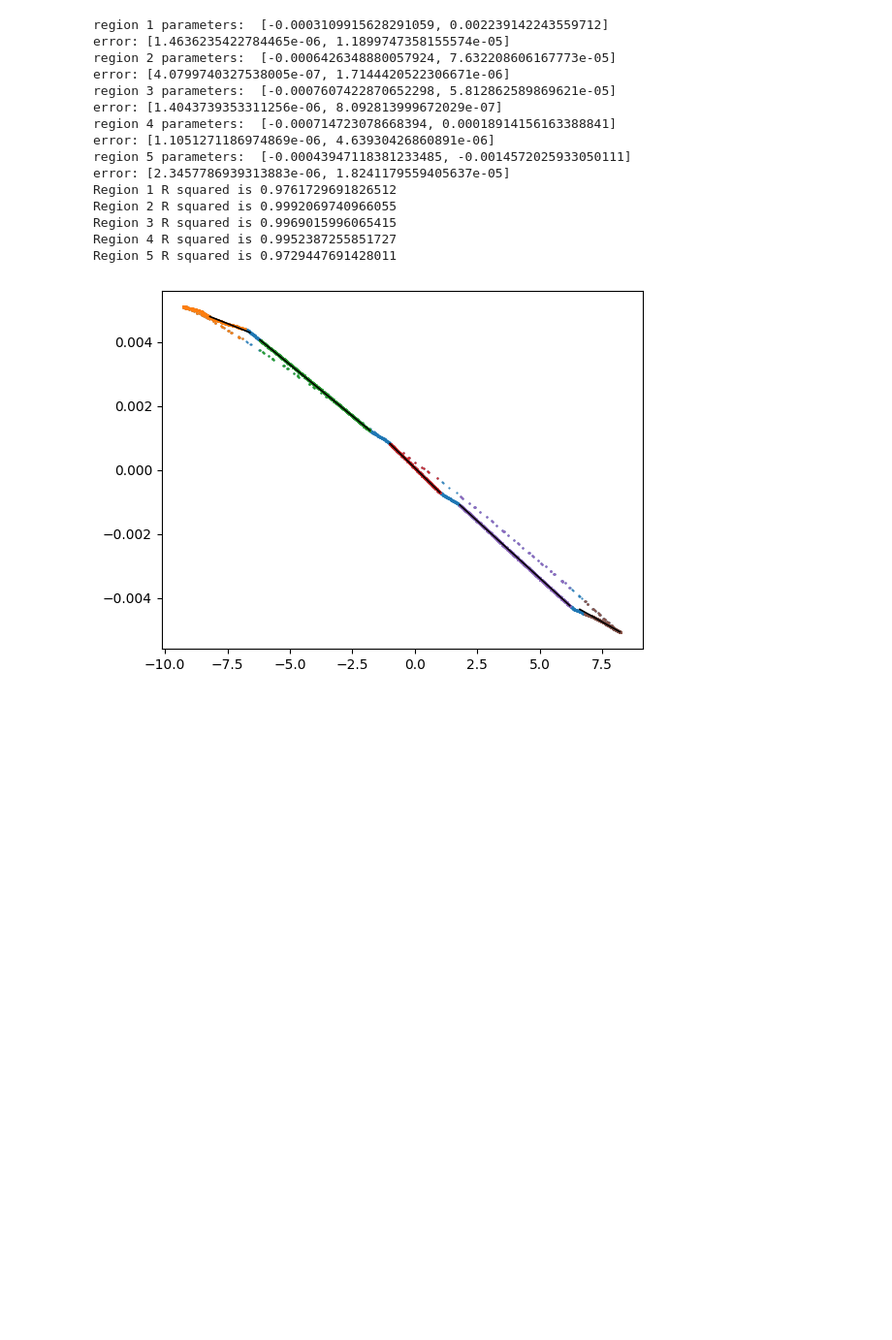
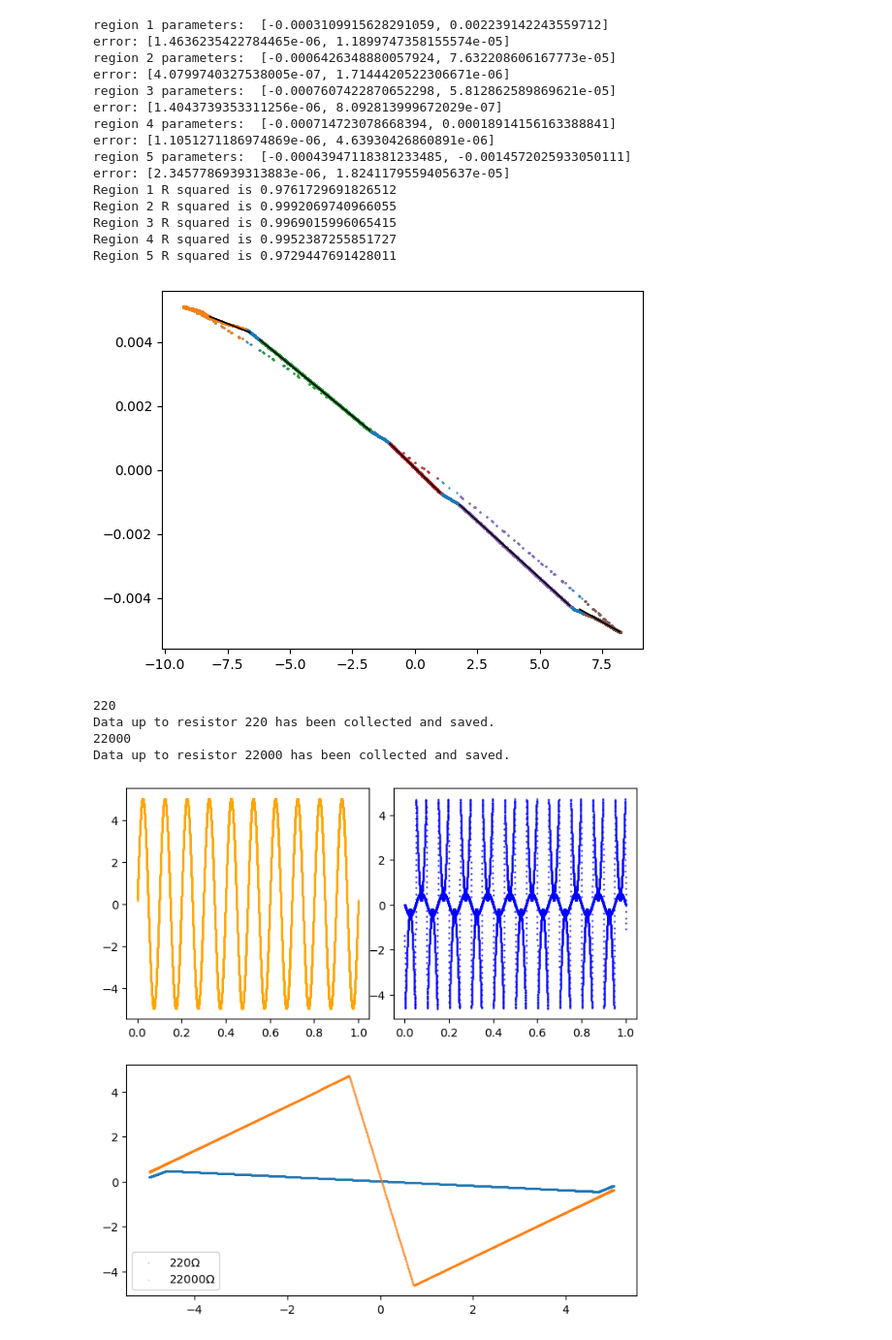
Before and after one commit to Chwanhee/Metrology, a Jupyter notebook: chua diode.ipynb, the cells around one changed output. Shown at 97% size. Drawn from its saved outputs; the diff is of its cells as text; code cells hidden in the pictures; blank space fills up the shorter version.

Commit message:
Modified chua_diode to perform measurements.

```diff
--- a/chua diode.ipynb
+++ b/chua diode.ipynb
@@ -202,3 +202,80 @@ with open("chua diode data.pkl",'wb') as handle:
     pickle.dump(data,handle,protocol=pickle.HIGHEST_PROTOCOL)
 # %% [output]
 [figure]
+# %%
+# Collect data for separate NICs
+
+def linear(x,a,b):
+    return a*x+b
+
+def sampling(time):
+    hertz = 100e6
+    size = time*hertz
+    if size <= 8192:
+        return size,hertz
+    else:
+        size = 8192
+        hertz = size/time
+        return size,round(hertz)
+
+def config_measurement(zoroku,tmes,Vin=5.):
+    ad2.config_wavegen(zoroku,
+                frequency=1/tmes,
+                amplitude=Vin, # Vin : Voltage range to observe.
+                signal_shape= dwfc.funcSine
+                )
+    rate,size = sampling(tmes)
+    ad2.config_oscilloscope(zoroku,
+        range0=23,
+        range1=23,
+        sample_rate = rate,
+        sample_size= size,
+        )
+
+########## End of Function Defining ##########
+
+Res = [220,220,2200,22000,22000,3300]
+Offset = [6,-6]
+data_dict = {"Res":Res,"Vcc":Offset,
+             "R1":[],"R4":[]}
+
+tmes = 0.1 # Measurement time
+
+fig = plt.figure(figsize=(8,8))
+grid = gs.GridSpec(2,2,wspace=0.1,)
+
+axs1 = plt.subplot(grid[0,0])
+axs2 = plt.subplot(grid[0,1])
+axs3 = plt.subplot(grid[1,:])
+
+colors = plt.cm.viridis(np.linspace(0, 1, len(Res)))
+
+for i,R_i in enumerate([Res[0],Res[3]]):
+    print(R_i)
+    config_measurement(zoroku,tmes)
+
+    ad2.start_wavegen(zoroku,channel=0)
+    time.sleep(0.1)
+    T,Ch1,Ch2 = ad2.measure_oscilloscope(zoroku)
+    ad2.stop_wavegen(zoroku,channel=0)
+
+    data_dict[R_i] = T,Ch1,Ch2
+
+    handle = open("NIC_transfer_curve.pkl", 'wb')
+    pickle.dump(data_dict, handle, protocol=pickle.HIGHEST_PROTOCOL)
+    handle.close()
+
+    axs1.scatter(T,Ch1,s=0.3,color="orange")
+    axs2.scatter(T,Ch2,s=0.3,color="blue")
+    axs3.scatter(Ch1,Ch2,label=fr"{R_i}$\Omega$",s=0.3,alpha=0.3)
+
+    print("Data up to resistor %d has been collected and saved." % R_i)
+    input("Switch oscilloscpe position, then press ENTER to measure.")
+axs3.legend(loc="lower left")
+fig.show()
+# %% [output]
+220
+Data up to resistor 220 has been collected and saved.
+22000
+Data up to resistor 22000 has been collected and saved.
+[figure, added]
```
Also changed, not shown: parts of 1 cell of this notebook, 3 other files.
